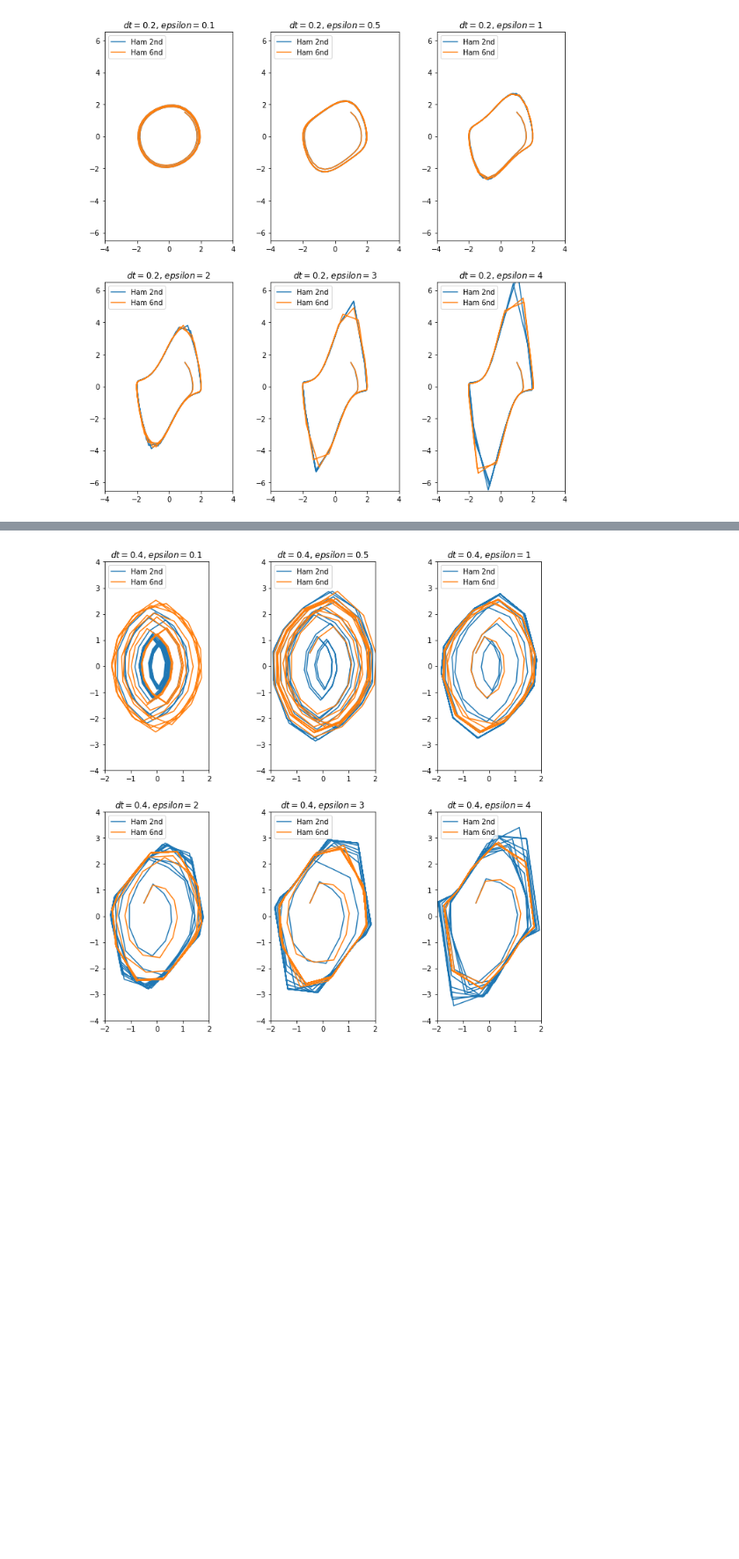
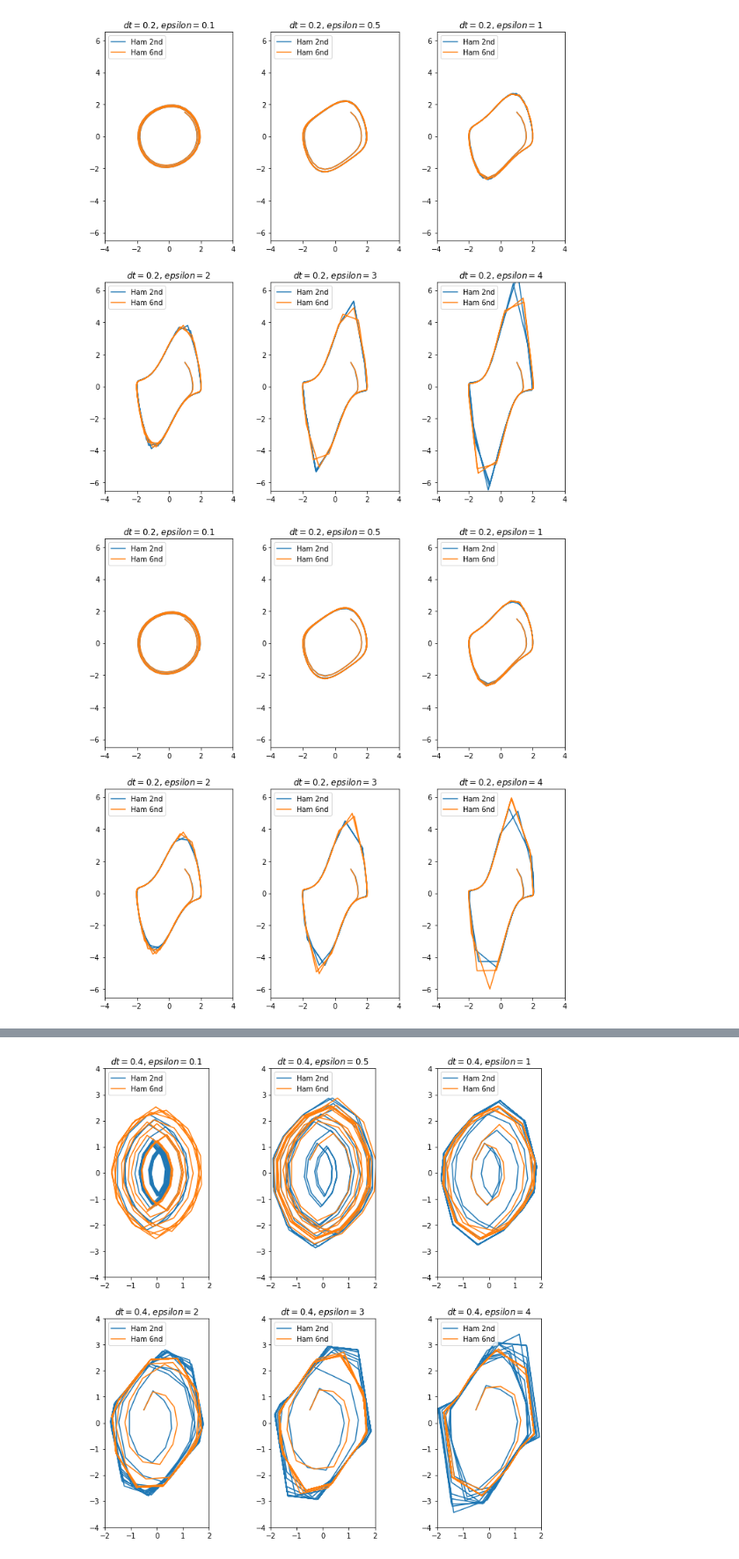
Before and after one commit to mseri/contact-integrators, a Jupyter notebook: Liénard systems.ipynb, the cells around one changed output, grey strips where cells are left out. Shown: that part at 88% size. Cells and saved outputs as stored; diff of their text form; code cells hidden in the pictures; blank space fills up the shorter version.

```diff
--- a/Liénard systems.ipynb
+++ b/Liénard systems.ipynb
@@ -59,21 +90,21 @@ class Lienard:
     def fq(self, q):
         return self.fq(q)
 
-    def V(self, q):
-        return self.F(q)
+    def V(self, q, t):
+        return self.F(q, t)
 
-    def Vq(self, q):
-        return self.Fq(q)
+    def Vq(self, q, t):
+        return self.Fq(q, t)
 # %%
-def vanDerPol(epsilon):
+def vanDerPol(epsilon, a, omega):
 
     def f(q):
         return -epsilon*(1 - q**2)
     def fq(q):
         return 2*epsilon*q
-    def F(q):
-        return q
-    def Fq(q):
+    def F(q, t):
+        return q - a*np.cos(omega*t)
+    def Fq(q, t):
         return 1
 
     return Lienard(f, fq, F, Fq)
@@ -87,12 +118,12 @@ tspan = np.linspace(0, tf, num=int(np.floor(tf/dt)))
 plt.figure(figsize=(12,12))
 
 for epsilon, spl in [(0.1, "231"), (0.5, "232"), (1, "233"), (2, "234"), (3, "235"), (4, "236")]:
-    vdp = vanDerPol(epsilon)
+    vdp = vanDerPol(epsilon, 0, 0)
 
     plt.subplot(spl)
     plt.title(f"$dt={dt}$, $epsilon={epsilon}$")
 
-    sol, sols, _ = ic.integrate(step, vdp, tspan, p0, q0, s0)
+    sol, sols, _ = ic.integrate(step1, vdp, tspan, p0, q0, s0)
     solm, solms, _ = ic.integrate(step6, vdp, tspan, p0, q0, s0)
     #solrk = rk4(tpk, np.concatenate([p0,q0]), tspan)
 
@@ -115,0 +145,29 @@ from scipy import integrate as si
+# %%
+plt.figure(figsize=(12,12))
+
+for epsilon, spl in [(0.1, "231"), (0.5, "232"), (1, "233"), (2, "234"), (3, "235"), (4, "236")]:
+    vdp = vanDerPol(epsilon, 0, 0)
+
+    plt.subplot(spl)
+    plt.title(f"$dt={dt}$, $epsilon={epsilon}$")
+
+    sol, sols, _ = ic.integrate(step2, vdp, tspan, p0, q0, s0)
+    step62 = lambda system, dt, p, q, s, t: step6(system, dt, p, q, s, t, stepper=step2)
+    solm, solms, _ = ic.integrate(step62, vdp, tspan, p0, q0, s0)
+    #solrk = rk4(tpk, np.concatenate([p0,q0]), tspan)
+
+    plt.plot(sol[:,1], sols,
+             label="Ham 2nd")
+    plt.plot(solm[:,1], solms,
+             label="Ham 6nd")
+
+    plt.gca().set_aspect('equal', adjustable='box')
+
+    plt.xlim((-4,4))
+    plt.ylim((-6.5,6.5))
+
+    plt.legend(loc='upper left')
+
+plt.show()
+# %% [output]
+[figure, added]
```
Also changed, not shown: parts of 15 cells of this notebook.
